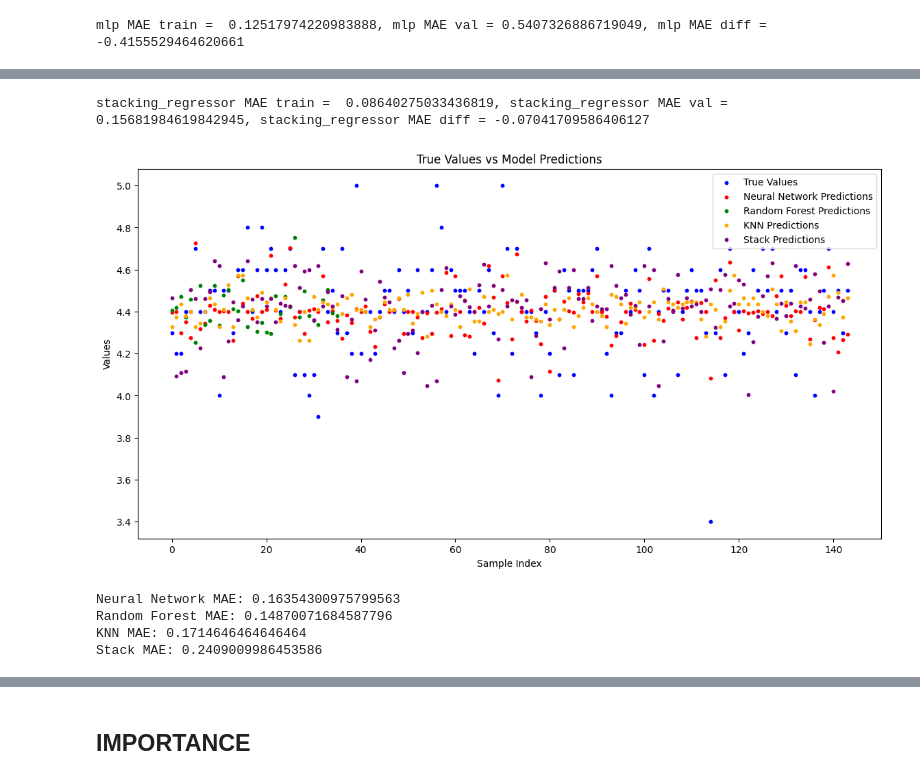
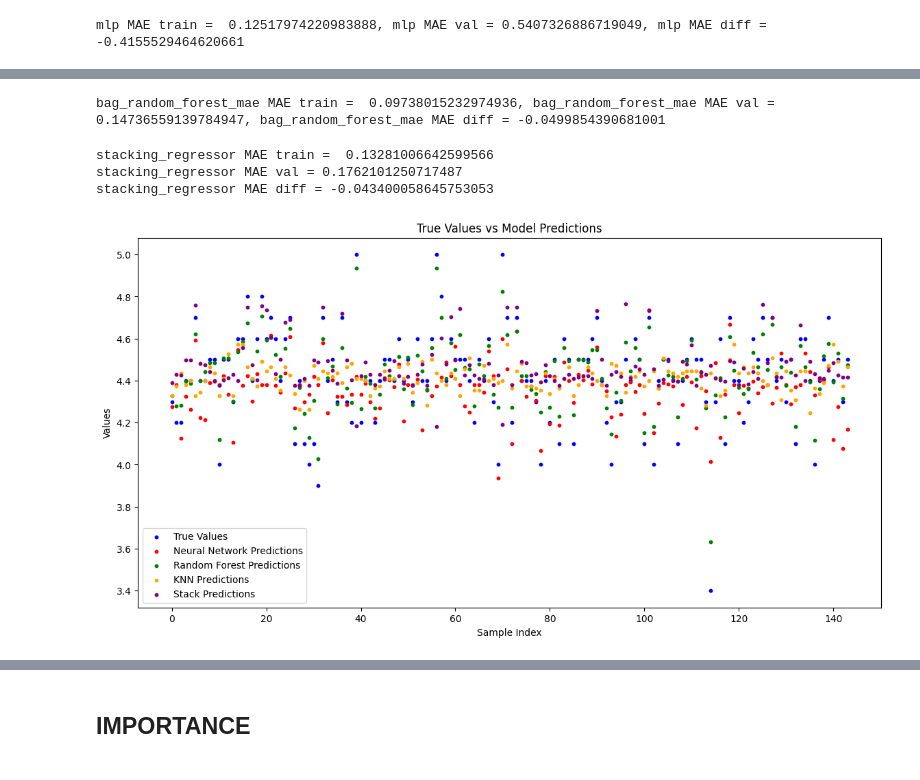
Before and after one commit to evelynnn04/CompfestDSA, a Jupyter notebook: ecotourism.ipynb, the cells around one changed output, grey strips where cells are left out. Cells and saved outputs as stored; diff of their text form; code cells hidden in the pictures.

```diff
--- a/ecotourism.ipynb
+++ b/ecotourism.ipynb
@@ -569,0 +654,5 @@ mae_train
+# %%
+from sklearn.linear_model import BayesianRidge
+
+bayesian_ridge = BayesianRidge()
+bayesian_ridge.fit(X_train, y_train)
@@ -569,0 +675,5 @@ mae_train
+# %%
+from sklearn.gaussian_process import GaussianProcessRegressor
+
+gpr = GaussianProcessRegressor()
+gpr.fit(X_train, y_train)
@@ -856,3 +929,18 @@ knn MAE train =  0.16167929292929295, knn MAE val = 0.1714646464646464, knn MAE
+# %%
+from sklearn.ensemble import BaggingRegressor
+
+bag_random_forest_mae = BaggingRegressor(estimator=random_forest_mae, n_estimators=10, random_state=42)
+
+bag_random_forest_mae.fit(X_train, y_train)
+
+# Predict with bagged
+y_predtrain_bag_random_forest_mae = bag_random_forest_mae.predict(X_train)
+y_predval_bag_random_forest_mae = bag_random_forest_mae.predict(X_val)
+maetrain_bag_random_forest_mae = mean_absolute_error(y_train, y_predtrain_bag_random_forest_mae)
+maeval_bag_random_forest_mae = mean_absolute_error(y_val, y_predval_bag_random_forest_mae)
+print(f"bag_random_forest_mae MAE train =  {maetrain_bag_random_forest_mae}, bag_random_forest_mae MAE val = {maeval_bag_random_forest_mae}, bag_random_forest_mae MAE diff = {maetrain_bag_random_forest_mae-maeval_bag_random_forest_mae}")
+# %% [output]
+bag_random_forest_mae MAE train =  0.09738015232974936, bag_random_forest_mae MAE val = 0.14736559139784947, bag_random_forest_mae MAE diff = -0.0499854390681001
 # %%
 # Stack models
 # from sklearn.linear_model import Lasso (0.16 - 0.18)
@@ -865,11 +953,11 @@ knn MAE train =  0.16167929292929295, knn MAE val = 0.1714646464646464, knn MAE
 
 
 estimators = [
-    ('nn', neural_network),
+    ('bag_rf', bag_random_forest_mae),
     ('rf', random_forest_mae),
 ]
 
-stacking_regressor = StackingRegressor(estimators=estimators, final_estimator=MLPRegressor())
+stacking_regressor = StackingRegressor(estimators=estimators, final_estimator=svr)
 stacking_regressor.fit(X_train_scaled, y_train)
 
 # Predict with stacking model
@@ -877,9 +965,11 @@ y_predtrain_stacking_regressor = stacking_regressor.predict(X_train_scaled)
 y_predval_stacking_regressor = stacking_regressor.predict(X_val_scaled)
 maetrain_stacking_regressor = mean_absolute_error(y_train, y_predtrain_stacking_regressor)
 maeval_stacking_regressor = mean_absolute_error(y_val, y_predval_stacking_regressor)
-print(f"stacking_regressor MAE train =  {maetrain_stacking_regressor}, stacking_regressor MAE val = {maeval_stacking_regressor}, stacking_regressor MAE diff = {maetrain_stacking_regressor-maeval_stacking_regressor}")
+print(f"stacking_regressor MAE train =  {maetrain_stacking_regressor}\nstacking_regressor MAE val = {maeval_stacking_regressor}\nstacking_regressor MAE diff = {maetrain_stacking_regressor-maeval_stacking_regressor}")
 # %% [output]
-stacking_regressor MAE train =  0.08640275033436819, stacking_regressor MAE val = 0.15681984619842945, stacking_regressor MAE diff = -0.07041709586406127
+stacking_regressor MAE train =  0.13281006642599566
+stacking_regressor MAE val = 0.1762101250717487
+stacking_regressor MAE diff = -0.043400058645753053
 # %%
 # cv_scores = cross_val_score(stacking_regressor, X_train, y_train, cv=5, scoring='neg_mean_absolute_error')
 
@@ -888,56 +978,51 @@ stacking_regressor MAE train =  0.08640275033436819, stacking_regressor MAE val
 # %%
 import matplotlib.pyplot as plt
 
 plt.figure(figsize=(14, 7))
 
 # Plot true values
 plt.scatter(range(len(y_train)), y_train, label='True Values', color='blue', s=10)
 
 # Plot predictions from neural network
-plt.scatter(range(len(y_pred_nn)), y_pred_nn, label='Neural Network Predictions', color='red', s=10)
+plt.scatter(range(len(y_predtrain_nn)), y_predtrain_nn, label='Neural Network Predictions', color='red', s=10)
 
 # Plot predictions from random forest
-plt.scatter(range(len(y_pred_rf)), y_pred_rf, label='Random Forest Predictions', color='green', s=10)
+plt.scatter(range(len(y_predtrain_rf)), y_predtrain_rf, label='Random Forest Predictions', color='green', s=10)
 
 # Plot predictions from KNN
-plt.scatter(range(len(y_pred_knn)), y_pred_knn, label='KNN Predictions', color='orange', s=10)
+plt.scatter(range(len(y_predtrain_knn)), y_predtrain_knn, label='KNN Predictions', color='orange', s=10)
 
 # Plot predictions from Stack
-plt.scatter(range(len(y_pred_stacking)), y_pred_stacking, label='Stack Predictions', color='purple', s=10)
+plt.scatter(range(len(y_predtrain_stacking_regressor)), y_predtrain_stacking_regressor, label='Stack Predictions', color='purple', s=10)
 
 # Adding legend and title
 plt.legend()
 plt.title('True Values vs Model Predictions')
 plt.xlabel('Sample Index')
 plt.ylabel('Values')
 
 # Show plot
 plt.show()
 # %% [output]
-[figure, old version]
+[figure, new version]
 # %%
-# Predict with neural network
-y_pred_nn = neural_network.predict(X_val_scaled)
-mae_nn = mean_absolute_error(y_val, y_pred_nn)
-print(f"Neural Network MAE: {mae_nn}")
+# # Predict with neural network
+# y_pred_nn = neural_network.predict(X_val_scaled)
+# mae_nn = mean_absolute_error(y_val, y_pred_nn)
+# print(f"Neural Network MAE: {mae_nn}")
 
-# Predict with random forest regressor
-y_pred_rf = random_forest_mae.predict(X_val)
-mae_rf = mean_absolute_error(y_val, y_pred_rf)
-print(f"Random Forest MAE: {mae_rf}")
+# # Predict with random forest regressor
+# y_pred_rf = random_forest_mae.predict(X_val)
+# mae_rf = mean_absolute_error(y_val, y_pred_rf)
+# print(f"Random Forest MAE: {mae_rf}")
 
-y_pred_knn = knn.predict(X_val)
-mae_knn = mean_absolute_error(y_val, y_pred_knn)
-print(f"KNN MAE: {mae_knn}")
+# y_pred_knn = knn.predict(X_val)
+# mae_knn = mean_absolute_error(y_val, y_pred_knn)
+# print(f"KNN MAE: {mae_knn}")
 
-y_pred_stacking_regressor = stacking_regressor.predict(X_val)
-mae_stacking_regressor = mean_absolute_error(y_val, y_pred_stacking_regressor)
-print(f"Stack MAE: {mae_stacking_regressor}")
+# y_pred_stacking_regressor = stacking_regressor.predict(X_val)
+# mae_stacking_regressor = mean_absolute_error(y_val, y_pred_stacking_regressor)
+# print(f"Stack MAE: {mae_stacking_regressor}")
-# %% [output]
-Neural Network MAE: 0.16354300975799563
-Random Forest MAE: 0.14870071684587796
-KNN MAE: 0.1714646464646464
-Stack MAE: 0.2409009986453586
 # %%
 import matplotlib.pyplot as plt
 
```
Also changed, not shown: parts of 32 cells of this notebook, 7 other files.
